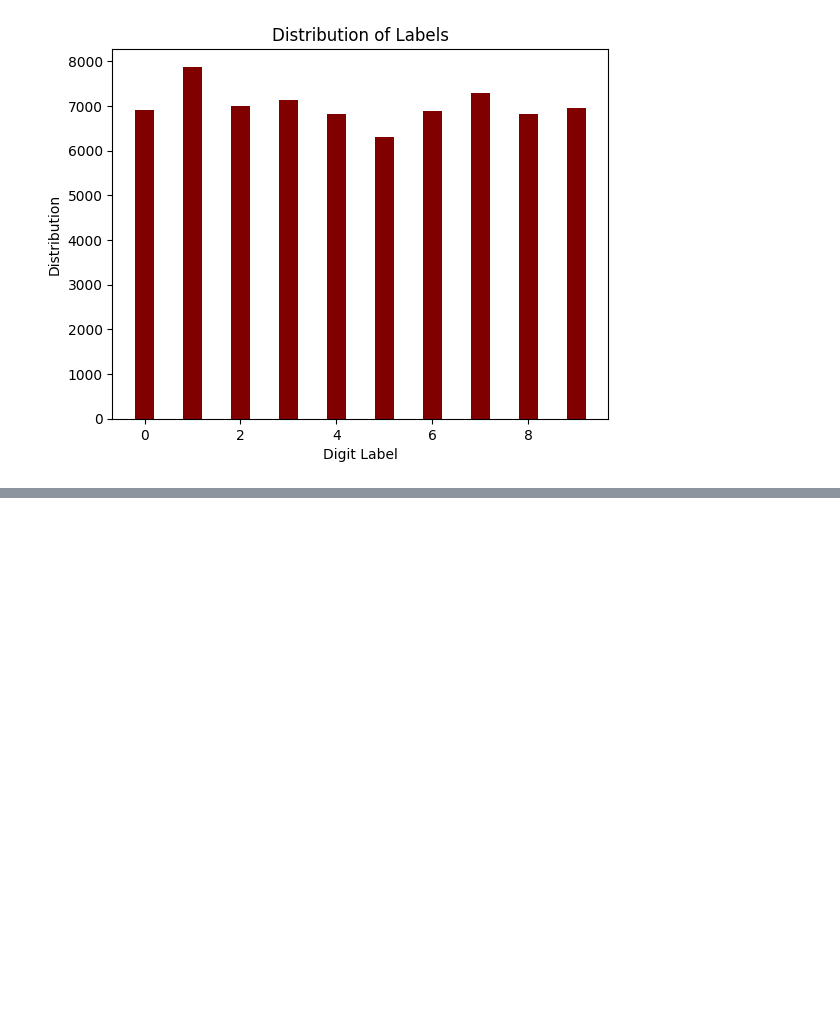
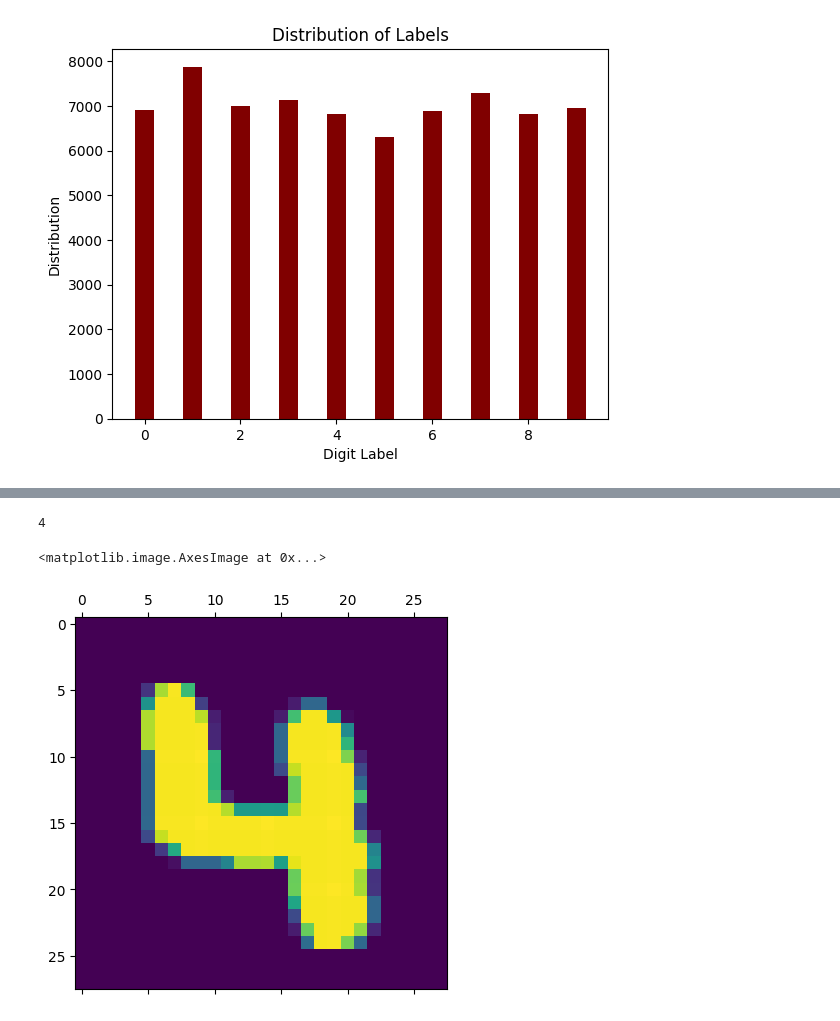
Before and after one commit to ArohanH/WIDS-2K23, a Jupyter notebook: Week1/Untitled.ipynb, the cells around one changed output, grey strips where cells are left out. Cells and saved outputs as stored; diff of their text form; code cells hidden in the pictures; blank space fills up the shorter version.

```diff
--- a/Week1/Untitled.ipynb
+++ b/Week1/Untitled.ipynb
@@ -65,5 +66,6 @@ plt.show()#random images from the MNIST Dataset
 # %%
 mnist_data_normalized=mnist_data/255
+d=mnist_data_normalized.reshape((70000,28,28))
 distribution=[0,0,0,0,0,0,0,0,0,0]
 for i in range(70000):
     index=int(mnist_label[i])
@@ -78,3 +80,8 @@ plt.title("Distribution of Labels")
 plt.show()
 # %% [output]
 [figure]
+# %%
+mnist_training_data_reshaped=d[:60000]
+mnist_training_label=mnist_label[:60000]
+mnist_testing_data_reshaped=d[60000:]
+mnist_testing_label=mnist_label[60000:]
@@ -80,0 +134,9 @@ plt.show()
+# %%
+np.argmax(y_predicted[5001])
+# %% [output]
+4
+# %%
+plt.matshow(mnist_testing_data_reshaped[5001])
+# %% [output]
+<matplotlib.image.AxesImage at 0x...>
+[figure, added]
```
Also changed, not shown: parts of 11 cells of this notebook.
